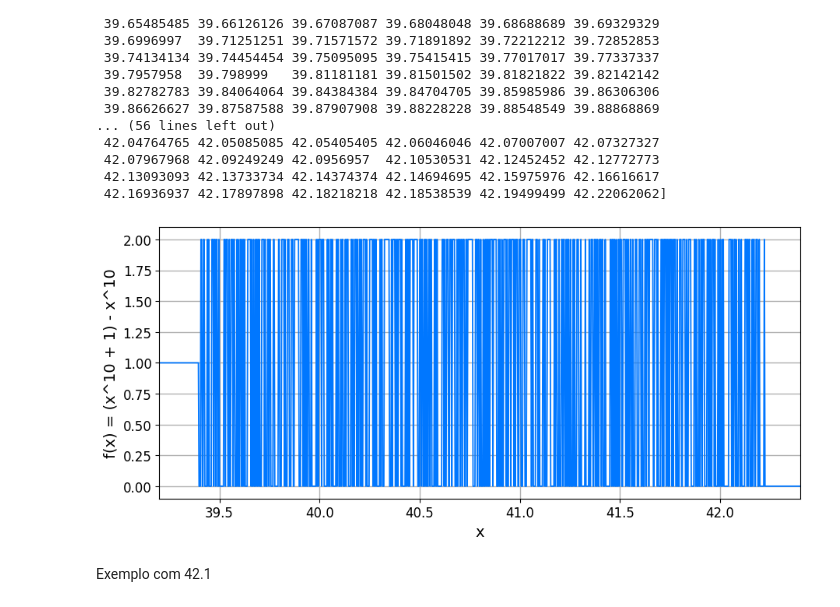
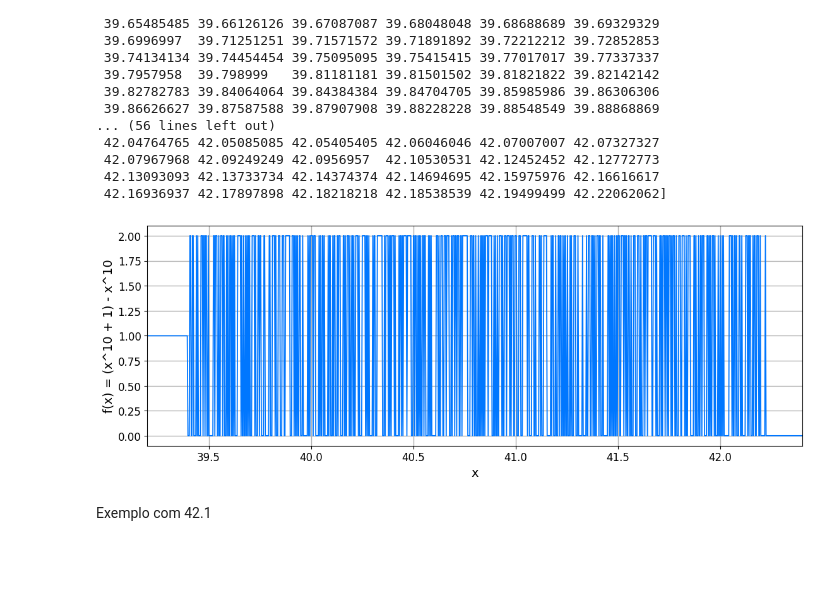
Before and after one commit to AppliedComputationalMathLab/Num-Methods-Sci-Initiation, a Jupyter notebook: lab/floating-point_errors/Errors/ULP/x10/ulp_error.ipynb, the cells around one changed output. Drawn from its saved outputs; the diff is of its cells as text; code cells hidden in the pictures; blank space fills up the shorter version.

```diff
--- a/lab/floating-point_errors/Errors/ULP/x10/ulp_error.ipynb
+++ b/lab/floating-point_errors/Errors/ULP/x10/ulp_error.ipynb
@@ -34,35 +34,35 @@ value = [39.40820821 39.41141141 39.42102102 39.42422422 39.44024024 39.44664665
 # %%
 mpl.rcParams['pdf.fonttype'] = 42
 mpl.rcParams['ps.fonttype'] = 42
 
 plt.plot(x, y, linewidth=1.3, color='#0077FFFF')
 plt.xlim(interval[0], interval[1])
 
 plt.xlabel('x', fontsize=14)
 plt.ylabel('f(x) = (x^10 + 1) - x^10', fontsize=14)
 plt.yticks(fontsize=12, rotation=0)
 plt.xticks(fontsize=12, rotation=0)
 
 
-centimeters_x = 30
+centimeters_x = 34
 centimeters_y = 11.5
 
 inches_x = centimeters_x / 2.54
 inches_y = centimeters_y / 2.54
 
 
 
 plt.gcf().set_size_inches(inches_x, inches_y)
 
 plt.grid(True, linewidth=1.0, alpha=1)
 
 plt.savefig(
     "figs/NumError1.pdf",
     format='pdf',
     bbox_inches='tight',
 )
 # %% [output]
-[figure, old version]
+[figure, new version]
 # %% [markdown]
 Exemplo com 42.1
 # %% [markdown]
```
